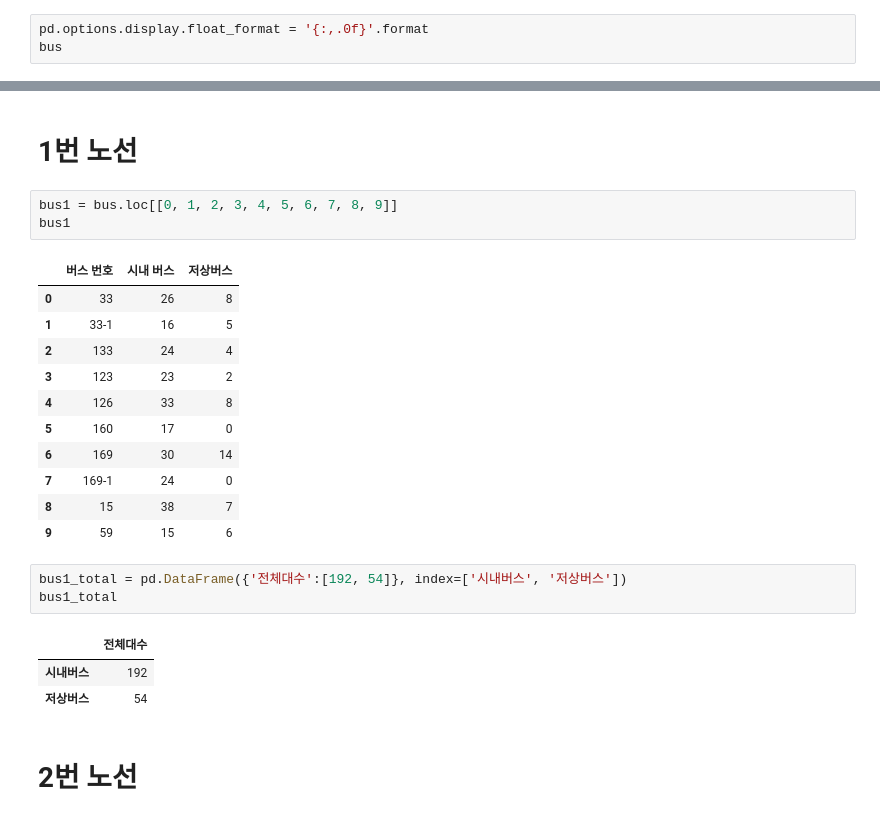
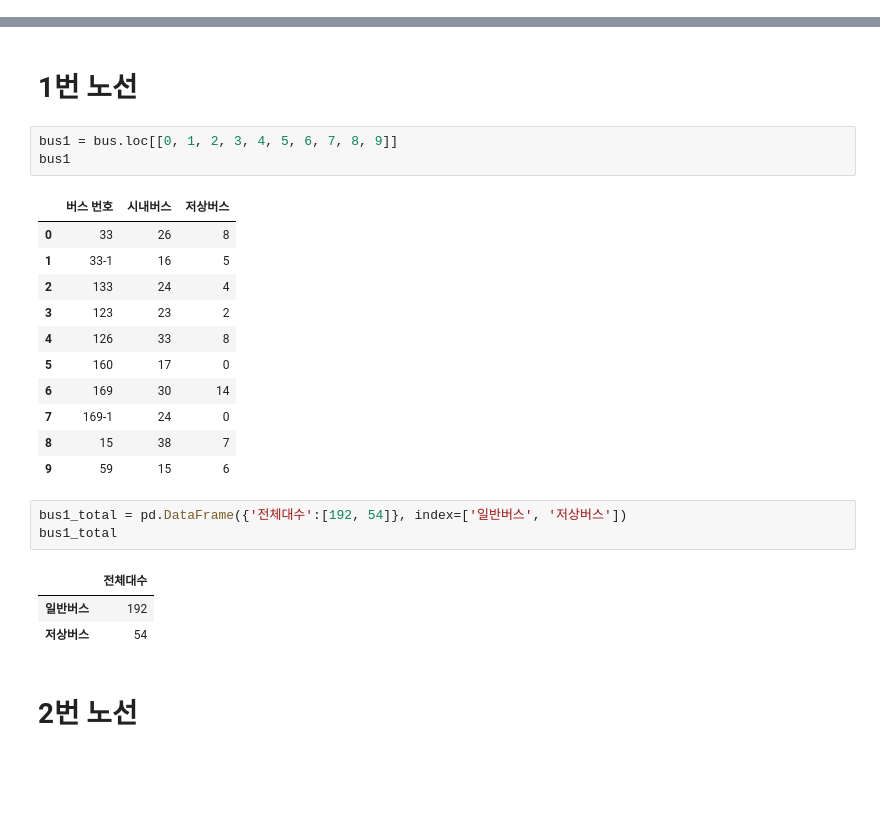
Before and after one commit to WithU-Bus/WithU-Bus, a Jupyter notebook: 비율.ipynb, the cells around one changed output, grey strips where cells are left out. Cells and saved outputs as stored; diff of their text form; blank space fills up the shorter version.

```diff
--- a/비율.ipynb
+++ b/비율.ipynb
@@ -73,4 +73 @@ total
 | 저상버스 | 730 |
-# %%
-pd.options.display.float_format = '{:,.0f}'.format
-bus
@@ -94,7 +77,7 @@ bus
 bus1 = bus.loc[[0, 1, 2, 3, 4, 5, 6, 7, 8, 9]]
 bus1
 # %% [output]
-|  | 버스 번호 | 시내 버스 | 저상버스 |
+|  | 버스 번호 | 시내버스 | 저상버스 |
 | 0 | 33 | 26 | 8 |
 | 1 | 33-1 | 16 | 5 |
 | 2 | 133 | 24 | 4 |
@@ -106,11 +89,11 @@ bus1
 | 8 | 15 | 38 | 7 |
 | 9 | 59 | 15 | 6 |
 # %%
-bus1_total = pd.DataFrame({'전체대수':[192, 54]}, index=['시내버스', '저상버스'])
+bus1_total = pd.DataFrame({'전체대수':[192, 54]}, index=['일반버스', '저상버스'])
 bus1_total
 # %% [output]
 |  | 전체대수 |
-| 시내버스 | 192 |
+| 일반버스 | 192 |
 | 저상버스 | 54 |
 # %% [markdown]
 # 2번 노선
```
Also changed, not shown: parts of 14 cells of this notebook, 1 other file.
